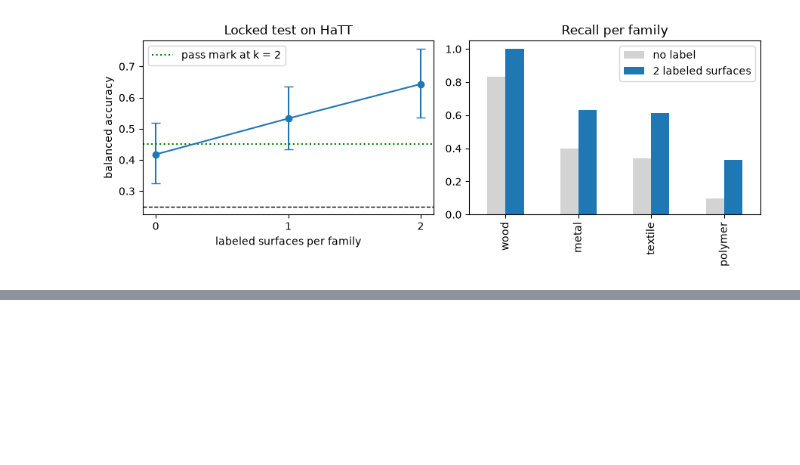
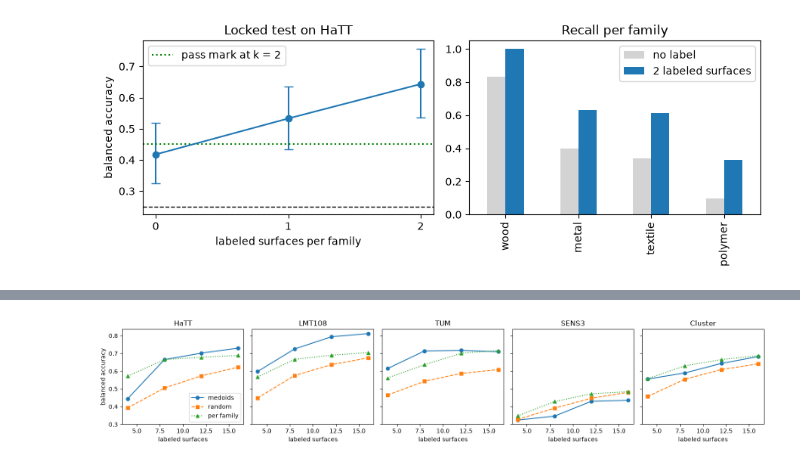
Before and after one commit to leopoldch/hear-you-scrape, a Jupyter notebook: 5_few_labels.ipynb, the cells around one changed output, grey strips where cells are left out. Cells and saved outputs as stored; diff of their text form; code cells hidden in the pictures; blank space fills up the shorter version.

Commit message:
Add the choice of surfaces to label and the taps to the few-labels notebook

```diff
--- a/5_few_labels.ipynb
+++ b/5_few_labels.ipynb
@@ -153,0 +268,14 @@ plt.savefig("results/few_labels_locked_test.png", dpi=120)
+# %%
+fig, axes = plt.subplots(1, 5, figsize=(16, 3.2), sharey=True)
+mean = choices.groupby(["dataset", "N", "choice"]).score.mean().unstack("choice")
+for ax, dataset in zip(axes, ["HaTT", "LMT108", "TUM", "SENS3", "Cluster"]):
+    for choice, style in [("medoids", "o-"), ("random", "s--"), ("per family", "^:")]:
+        ax.plot(mean.loc[dataset].index, mean.loc[dataset][choice], style, label=choice)
+    ax.set_title(dataset)
+    ax.set_xlabel("labeled surfaces")
+axes[0].set_ylabel("balanced accuracy")
+axes[0].legend()
+plt.tight_layout()
+plt.savefig("results/few_labels_choosing_surfaces.png", dpi=120)
+# %% [output]
+[figure, added]
```
Also changed, not shown: parts of 8 cells of this notebook, 6 other files.
